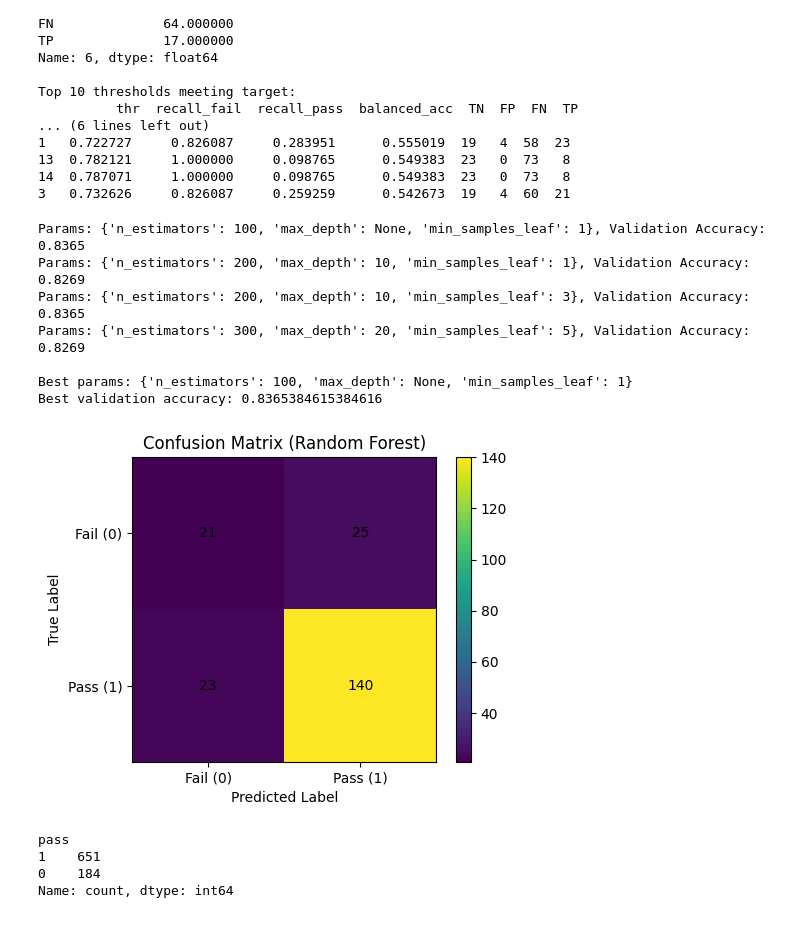
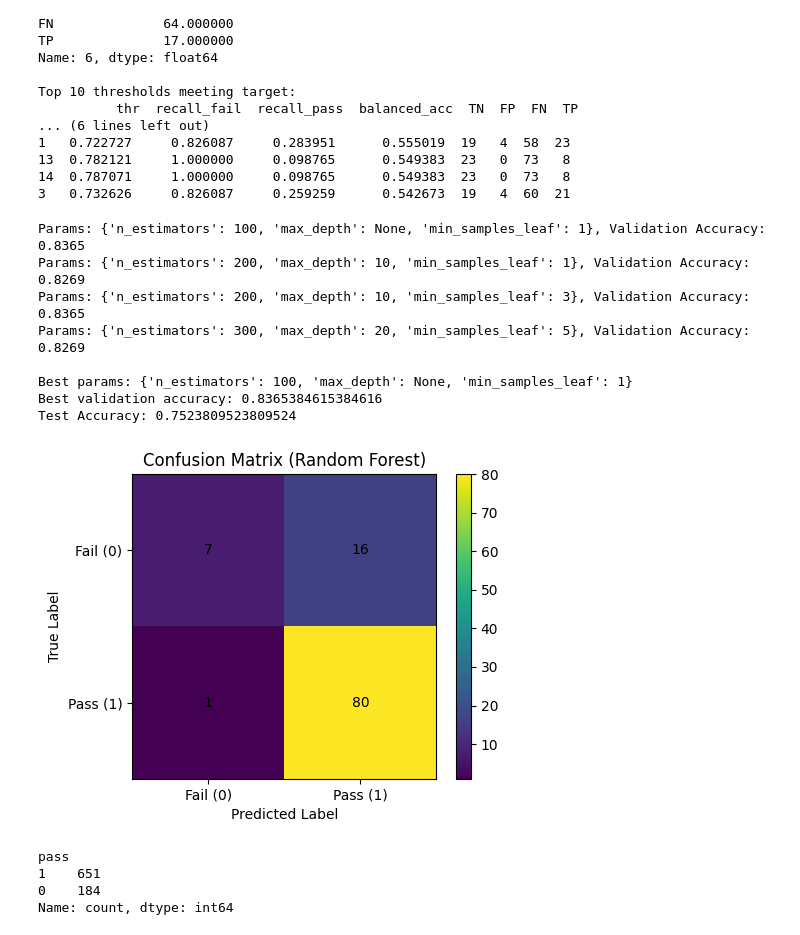
Before and after one commit to Cobathon/EducationProj_CSE404, a Jupyter notebook: CSE404Project.ipynb, the cells around one changed output. Cells and saved outputs as stored; diff of their text form; code cells hidden in the pictures.

```diff
--- a/CSE404Project.ipynb
+++ b/CSE404Project.ipynb
@@ -557,7 +557,6 @@ from sklearn.preprocessing import OneHotEncoder
 from sklearn.ensemble import RandomForestClassifier
 from sklearn.metrics import accuracy_score, classification_report
 
-# Example split: 60/20/20
 X_train, X_temp, y_train, y_temp = train_test_split(
     X, y, test_size=0.2, random_state=42, stratify=y
 )
@@ -611,36 +610,43 @@ for params in param_choices:
         best_params = params
 
 print("\nBest params:", best_params)
-print("Best validation accuracy:", best_score)
+y_test_pred = best_model.predict(X_test)
+y_val_pred = best_model.predict(X_val)
+test_acc = accuracy_score(y_test, y_test_pred)
+val_acc = accuracy_score(y_val, y_val_pred)
+print("Best validation accuracy:", val_acc)
+print("Test Accuracy:", test_acc)
+rf_cm = confusion_matrix(y_val, y_val_pred)
 
 # make the plot
 plt.figure(figsize=(5,4))
 plt.imshow(rf_cm, interpolation="nearest")
 plt.title("Confusion Matrix (Random Forest)")
 plt.colorbar()
 plt.xticks([0, 1], ["Fail (0)", "Pass (1)"])
 plt.yticks([0, 1], ["Fail (0)", "Pass (1)"])
 
 #add the number to plot
 for i in range(rf_cm.shape[0]):
     for j in range(rf_cm.shape[1]):
         plt.text(j, i, rf_cm[i, j],
                  ha="center", va="center", color="black")
 
 plt.xlabel("Predicted Label")
 plt.ylabel("True Label")
 plt.tight_layout()
 plt.show()
 print(y_train.value_counts())
 # %% [output]
 Params: {'n_estimators': 100, 'max_depth': None, 'min_samples_leaf': 1}, Validation Accuracy: 0.8365
 Params: {'n_estimators': 200, 'max_depth': 10, 'min_samples_leaf': 1}, Validation Accuracy: 0.8269
 Params: {'n_estimators': 200, 'max_depth': 10, 'min_samples_leaf': 3}, Validation Accuracy: 0.8365
 Params: {'n_estimators': 300, 'max_depth': 20, 'min_samples_leaf': 5}, Validation Accuracy: 0.8269
 
 Best params: {'n_estimators': 100, 'max_depth': None, 'min_samples_leaf': 1}
 Best validation accuracy: 0.8365384615384616
+Test Accuracy: 0.7523809523809524
-[figure, old version]
+[figure, new version]
 pass
 1    651
 0    184
```
Also changed, not shown: parts of 1 cell of this notebook.
